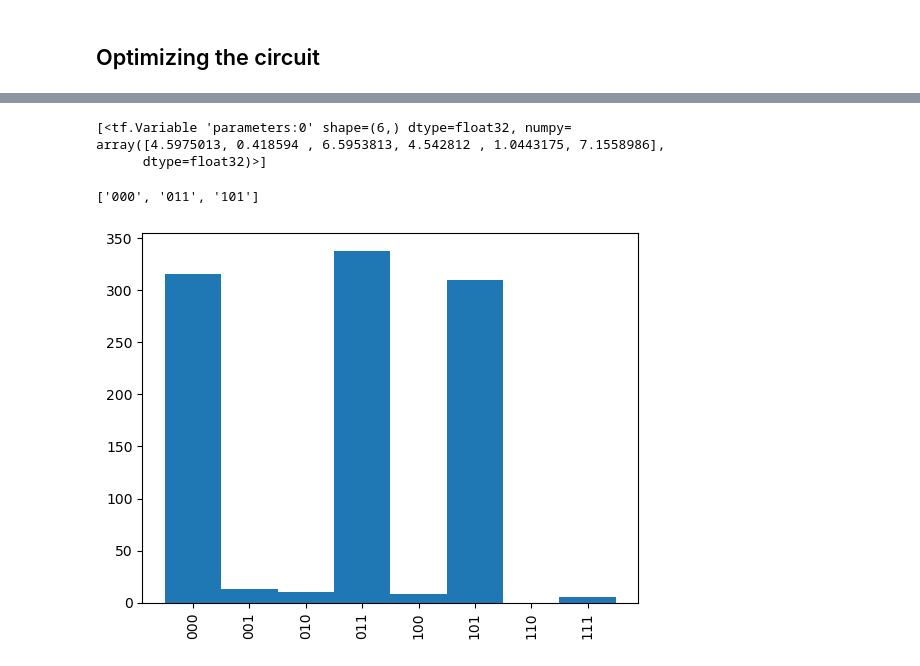
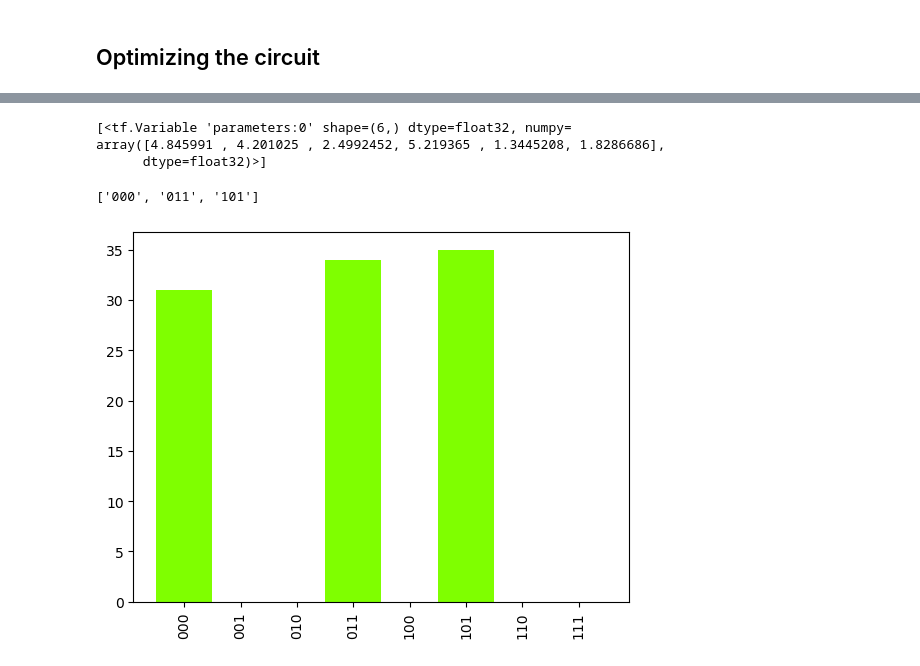
Before and after one commit to rafaeleb/kSAT, a Jupyter notebook: sat_qaoa.ipynb, the cells around one changed output, grey strips where cells are left out. Cells and saved outputs as stored; diff of their text form; code cells hidden in the pictures.

```diff
--- a/sat_qaoa.ipynb
+++ b/sat_qaoa.ipynb
@@ -347,7 +347,7 @@ params = ksat.trainable_variables
 print(params)
 
 sample_circuit = tfq.layers.AddCircuit()(inputs, append=qaoa_circuit)
-output = tfq.layers.Sample()(sample_circuit, symbol_names=parameters, symbol_values=params, repetitions = 1000)
+output = tfq.layers.Sample()(sample_circuit, symbol_names=parameters, symbol_values=params, repetitions = 100)
 
 quantum_preds = []
 data = []
@@ -360,7 +360,7 @@ for bits in output.values:
     quantum_preds.append(temp)
 # %% [output]
 [<tf.Variable 'parameters:0' shape=(6,) dtype=float32, numpy=
-array([4.5975013, 0.418594 , 6.5953813, 4.542812 , 1.0443175, 7.1558986],
+array([4.845991 , 4.201025 , 2.4992452, 5.219365 , 1.3445208, 1.8286686],
       dtype=float32)>]
 # %%
 valid_keys
@@ -369,9 +369,10 @@ valid_keys
 # %%
 xticks = range(0, 2**nqubits)
 xtick_labels = list(map(lambda x: format(x, "0"+str(nqubits)+"b"), xticks))
 bins = np.arange(0, 2**nqubits + 1) - 0.5
 plt.xticks(xticks, xtick_labels, rotation="vertical")
-plt.hist(data, bins=bins)
+plt.hist(data, bins=bins, color = "chartreuse", lw=0)
+plt.savefig('hist_3_sat.pdf')
 plt.show()
 # %% [output]
-[figure, old version]
+[figure, new version]
```
Also changed, not shown: parts of 4 cells of this notebook, 2 other files.
